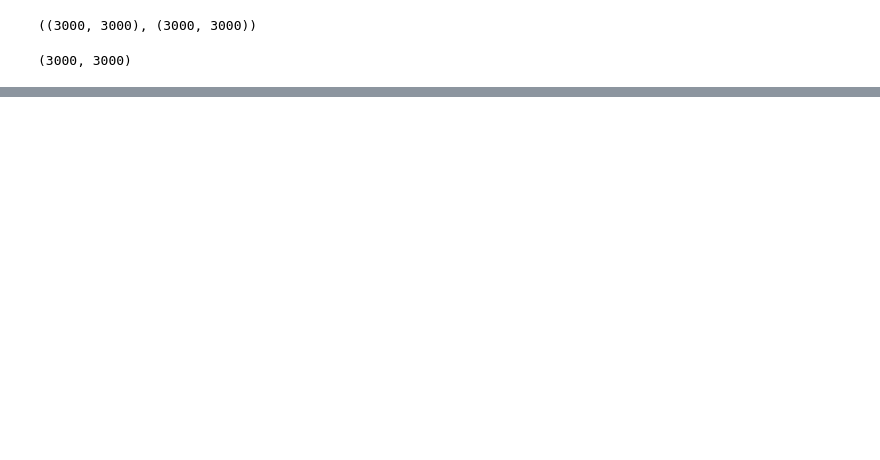
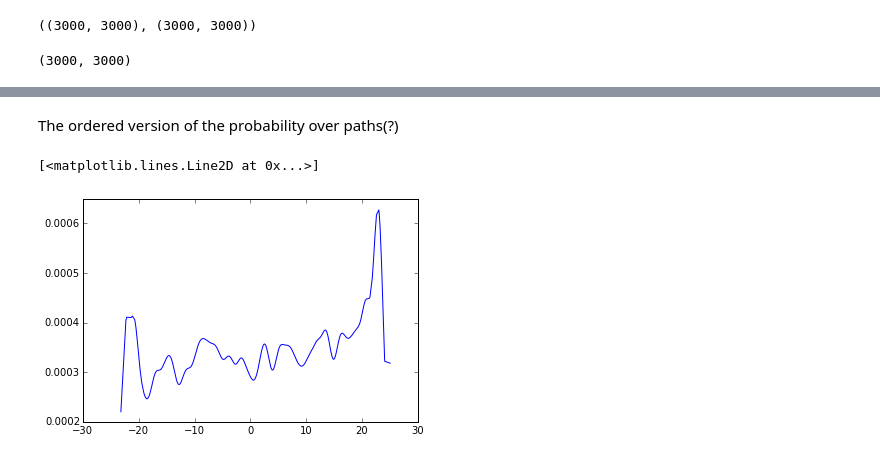
Before and after one commit to masomatics/snapshot2015, a Jupyter notebook: notes/Untitled.ipynb, the cells around one changed output, grey strips where cells are left out. Saved outputs shown, nothing was run; the diff lists cells and outputs as text; code cells hidden in the pictures; blank space fills up the shorter version.

```diff
--- a/notes/Untitled.ipynb
+++ b/notes/Untitled.ipynb
@@ -139,0 +139,10 @@ plt.plot(range(0, Nx_dat,1),px_new)
+# %% [markdown]
+The ordered version of the probability over paths(?)
+# %%
+xdat_ordered = np.sort(xdat[0])
+px_new_ordered = px_new[np.argsort(xdat[0])]
+
+plt.plot(xdat_ordered, px_new_ordered)
+# %% [output]
+[<matplotlib.lines.Line2D at 0x...>]
+[figure, added]
```
Also changed, not shown: parts of 40 cells of this notebook, 2 other files.
